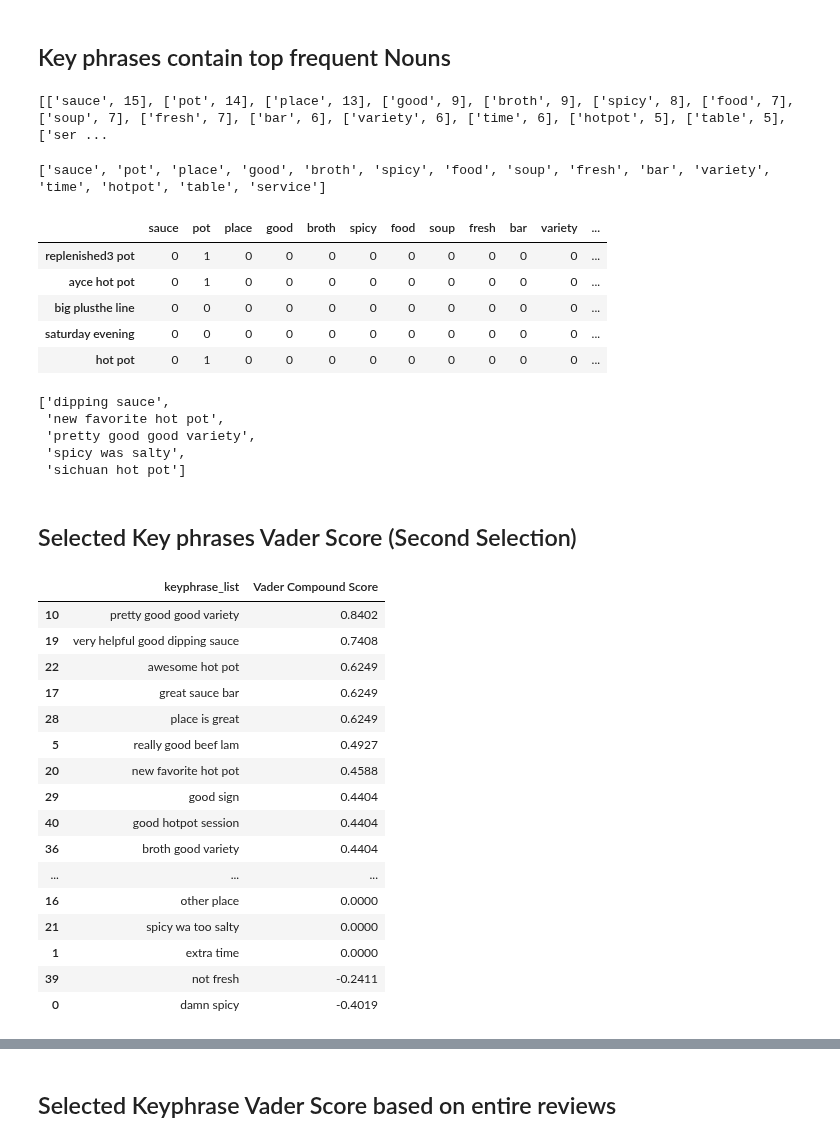
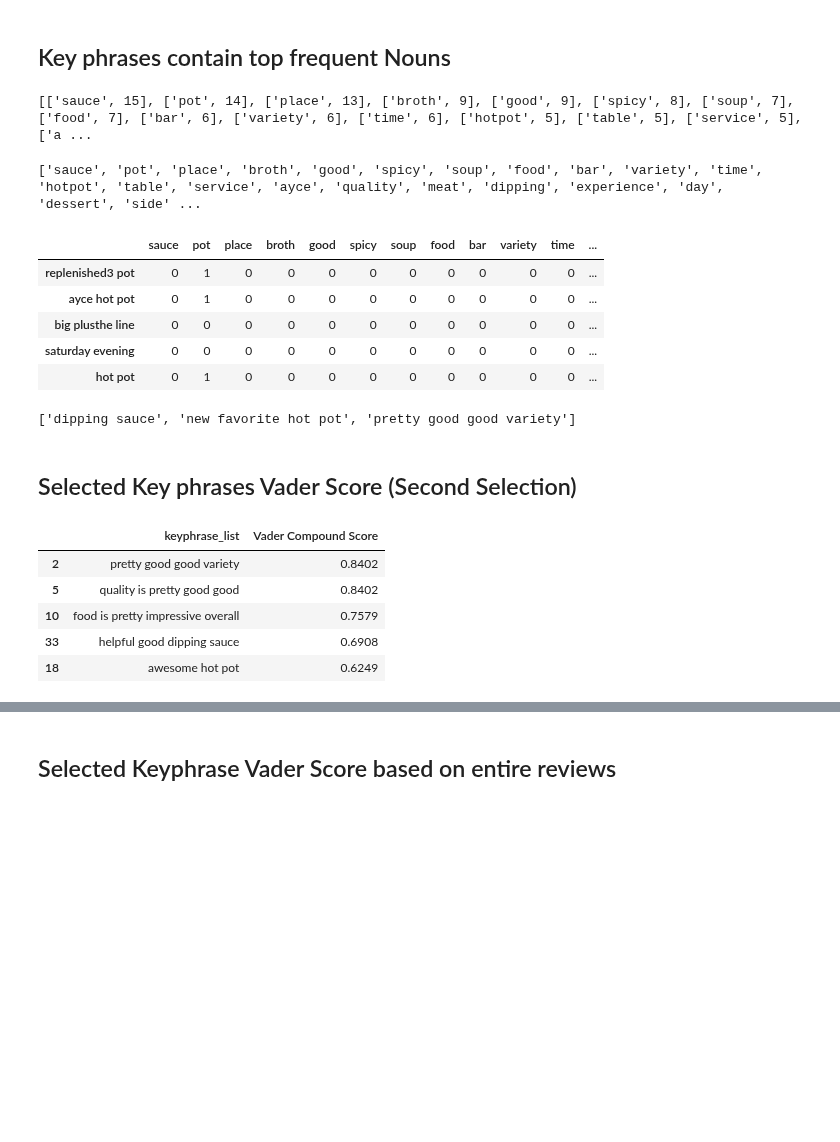
Before and after one commit to TinaBBB/iNAGO_RecSys, a Jupyter notebook: Yelp_data_exploration/KNN_with_Toronto_Explanation_V2.ipynb, the cells around one changed output, grey strips where cells are left out. Drawn from its saved outputs; the diff is of its cells as text; code cells hidden in the pictures; blank space fills up the shorter version.

Commit message:
NPTokenList

```diff
--- a/Yelp_data_exploration/KNN_with_Toronto_Explanation_V2.ipynb
+++ b/Yelp_data_exploration/KNN_with_Toronto_Explanation_V2.ipynb
@@ -462,8 +466,14 @@ def get_terms(tree):
 # %%
 # Traverse tree and get noun phrases
 npTokenList1 = [word for word in get_terms(tree1)]
-#npTokenList
+# npTokenList
 npTokenList2 = [word for word in get_terms(tree2)]
+# Combine np token list to one
+npTokenList_duplicate = npTokenList1 + npTokenList2
+npTokenList = []
+for i in npTokenList_duplicate:
+    if i not in npTokenList:
+        npTokenList.append(i)
 # %%
 # Flatten phrase lists to get tokens for analysis
 def flatten(npTokenList):
@@ -517,7 +545,7 @@ for key, value in sorted(dict_Counter.items(), key=lambda item: item[1], reverse
     list_Counter.append(temp)
 print(list_Counter)
 # %% [output]
-[['sauce', 15], ['pot', 14], ['place', 13], ['good', 9], ['broth', 9], ['spicy', 8], ['food', 7], ['soup', 7], ['fresh', 7], ['bar', 6], ['variety', 6], ['time', 6], ['hotpot', 5], ['table', 5], ['ser ...
+[['sauce', 15], ['pot', 14], ['place', 13], ['broth', 9], ['good', 9], ['spicy', 8], ['soup', 7], ['food', 7], ['bar', 6], ['variety', 6], ['time', 6], ['hotpot', 5], ['table', 5], ['service', 5], ['a ...
 # %%
 list_Counter_values = []
 for i in range(len(list_Counter)):
@@ -531,7 +559,7 @@ for i in range(topk_nounphrases_index):
     topk_freq_words.append(list_Counter[i][0])
 print(topk_freq_words)
 # %% [output]
-['sauce', 'pot', 'place', 'good', 'broth', 'spicy', 'food', 'soup', 'fresh', 'bar', 'variety', 'time', 'hotpot', 'table', 'service']
+['sauce', 'pot', 'place', 'broth', 'good', 'spicy', 'soup', 'food', 'bar', 'variety', 'time', 'hotpot', 'table', 'service', 'ayce', 'quality', 'meat', 'dipping', 'experience', 'day', 'dessert', 'side' ...
 # %%
 #Find out if a particular Noun Phrase has the word from topk frequent word list (binary)
 freqNP = []
@@ -554,7 +582,7 @@ freqNPDf.index = dfRowName
 # %%
 freqNPDf.head()
 # %% [output]
-|  | sauce | pot | place | good | broth | spicy | food | soup | fresh | bar | variety | ... |
+|  | sauce | pot | place | broth | good | spicy | soup | food | bar | variety | time | ... |
 | replenished3 pot | 0 | 1 | 0 | 0 | 0 | 0 | 0 | 0 | 0 | 0 | 0 | ... |
 | ayce hot pot | 0 | 1 | 0 | 0 | 0 | 0 | 0 | 0 | 0 | 0 | 0 | ... |
 | big plusthe line | 0 | 0 | 0 | 0 | 0 | 0 | 0 | 0 | 0 | 0 | 0 | ... |
@@ -570,38 +598,23 @@ keyphrase_set = set(arr)
 # %%
 keyphrase_list = list(keyphrase_set)
 # %%
-keyphrase_list[:5]
+keyphrase_list[:3]
 # %% [output]
-['dipping sauce',
- 'new favorite hot pot',
- 'pretty good good variety',
- 'spicy was salty',
- 'sichuan hot pot']
+['dipping sauce', 'new favorite hot pot', 'pretty good good variety']
 # %% [markdown]
 ## Selected Key phrases Vader Score (Second Selection)
 # %%
 df_keyphrase = evalSentences(keyphrase_list, to_df=True,columns = ['keyphrase_list', 'Vader Compound Score'])
 # %%
 df_keyphrase.sort_values("Vader Compound Score", ascending = False, inplace = True)
-df_keyphrase
+df_keyphrase.head()
 # %% [output]
 |  | keyphrase_list | Vader Compound Score |
-| 10 | pretty good good variety | 0.8402 |
-| 19 | very helpful good dipping sauce | 0.7408 |
-| 22 | awesome hot pot | 0.6249 |
-| 17 | great sauce bar | 0.6249 |
-| 28 | place is great | 0.6249 |
-| 5 | really good beef lam | 0.4927 |
-| 20 | new favorite hot pot | 0.4588 |
-| 29 | good sign | 0.4404 |
-| 40 | good hotpot session | 0.4404 |
-| 36 | broth good variety | 0.4404 |
-| ... | ... | ... |
-| 16 | other place | 0.0000 |
-| 21 | spicy wa too salty | 0.0000 |
-| 1 | extra time | 0.0000 |
-| 39 | not fresh | -0.2411 |
-| 0 | damn spicy | -0.4019 |
+| 2 | pretty good good variety | 0.8402 |
+| 5 | quality is pretty good good | 0.8402 |
+| 10 | food is pretty impressive overall | 0.7579 |
+| 33 | helpful good dipping sauce | 0.6908 |
+| 18 | awesome hot pot | 0.6249 |
 # %%
 df_keyphrase.keyphrase_list.values
 # %% [output]
```
Also changed, not shown: parts of 14 cells of this notebook.
